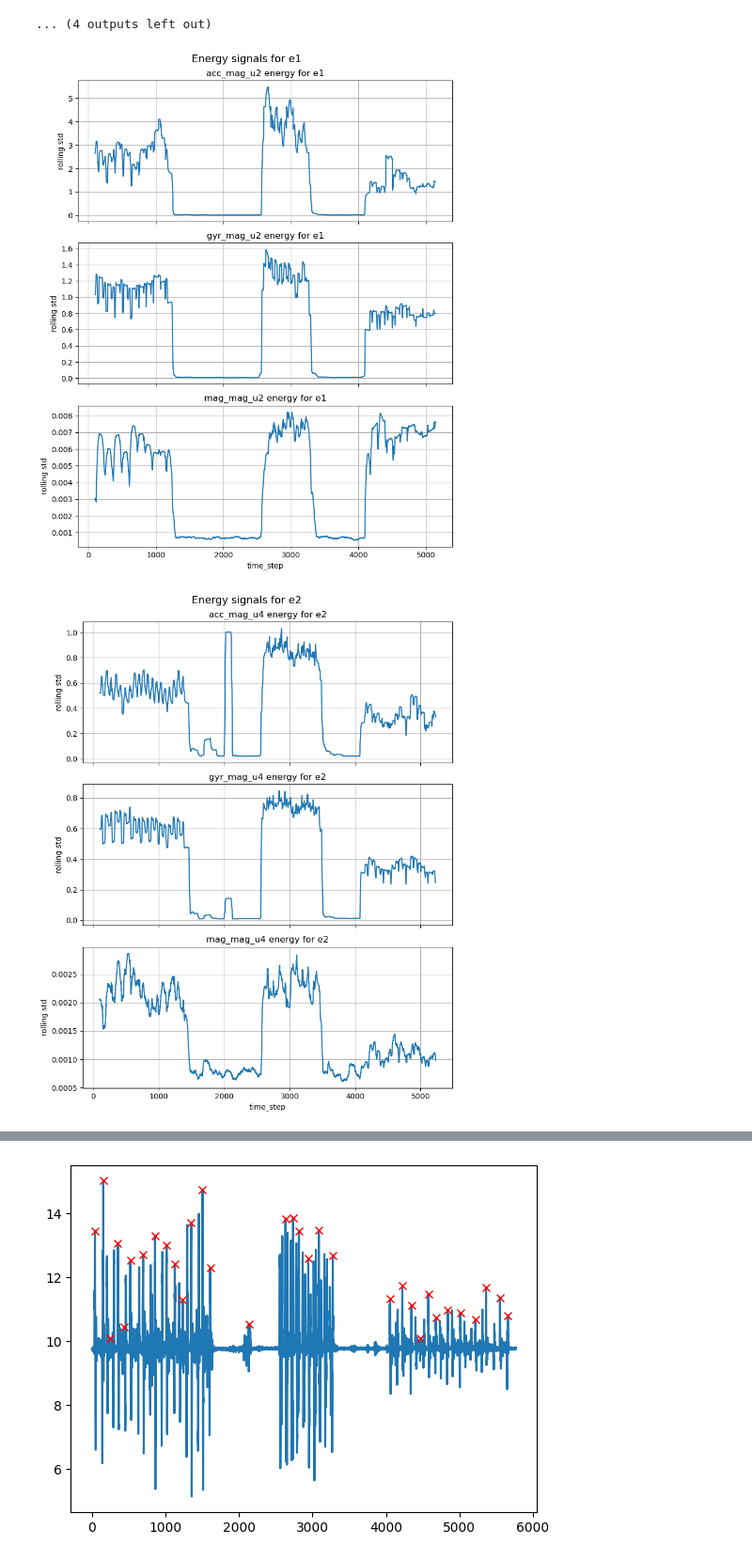
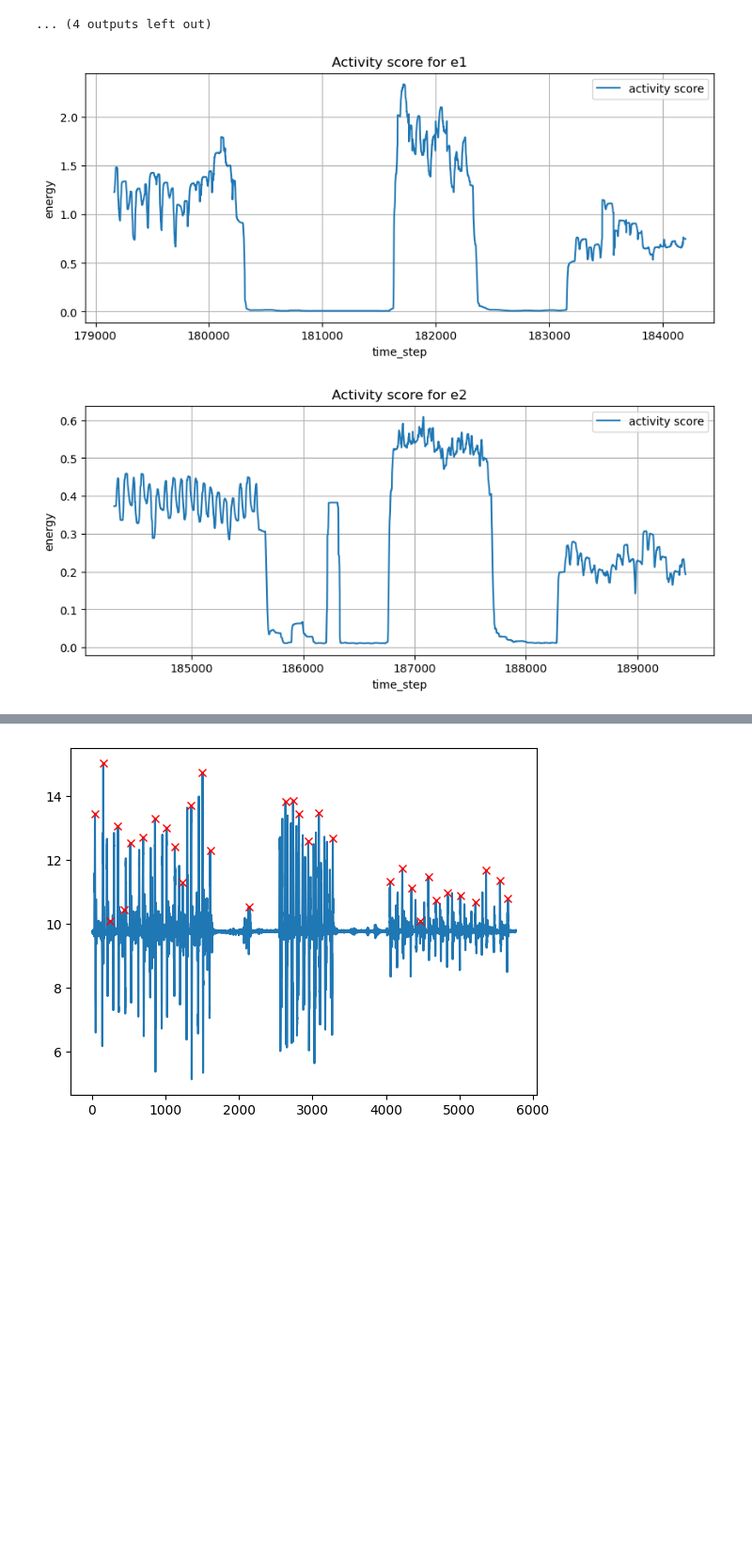
Before and after one commit to alessandrodipiano/wearable-sensor-exercise-recognition, a Jupyter notebook: notebooks/preprocessing.ipynb, the cells around one changed output, grey strips where cells are left out. Shown at 94% size. Saved outputs shown, nothing was run; the diff lists cells and outputs as text; code cells hidden in the pictures; blank space fills up the shorter version.

```diff
--- a/notebooks/preprocessing.ipynb
+++ b/notebooks/preprocessing.ipynb
@@ -239,30 +239,35 @@ e6 — most active unit: u2
 [figure]
 ... (4 outputs left out)
 # %%
-exercises = ['e1', 'e2', 'e3', 'e4', 'e5', 'e6', 'e7', 'e8']
+
+
+exercises = ['e1','e2','e3','e4','e5','e6','e7','e8']
 
 for ex in exercises:
+
     sub = subject_ex[ex]
 
     unit = sub['most_active_unit'].iloc[0]
     columns = [f"acc_mag_{unit}", f"gyr_mag_{unit}", f"mag_mag_{unit}"]
 
-    fig, axes = plt.subplots(3, 1, figsize=(8, 10), sharex=True)
+    # rolling std for each signal
+    energies = pd.DataFrame({
+        col: sub[col].rolling(100, center=True).std()
+        for col in columns
+    })
 
-    for i, column in enumerate(columns):
-        signal = sub[column].to_numpy()
-        energy = pd.Series(signal).rolling(100).std()
+    # combined activity score
+    activity_score = energies.mean(axis=1)
 
-        axes[i].plot(energy)
-        axes[i].set_ylabel('rolling std')
-        axes[i].set_title(f"{column} energy for {ex}")
-        axes[i].grid(True)
-
-    axes[-1].set_xlabel('time_step')
-
-    fig.suptitle(f"Energy signals for {ex}", fontsize=14)
-    plt.tight_layout()
+    # plot
+    plt.figure(figsize=(10,4))
+    plt.plot(activity_score, label='activity score')
+    plt.title(f'Activity score for {ex}')
+    plt.xlabel('time_step')
+    plt.ylabel('energy')
+    plt.grid(True)
+    plt.legend()
     plt.show()
 # %% [output]
-[figure, old version]
+[figure, new version]
-[figure, old version]
+[figure, new version]
```
Also changed, not shown: parts of 5 cells of this notebook.
